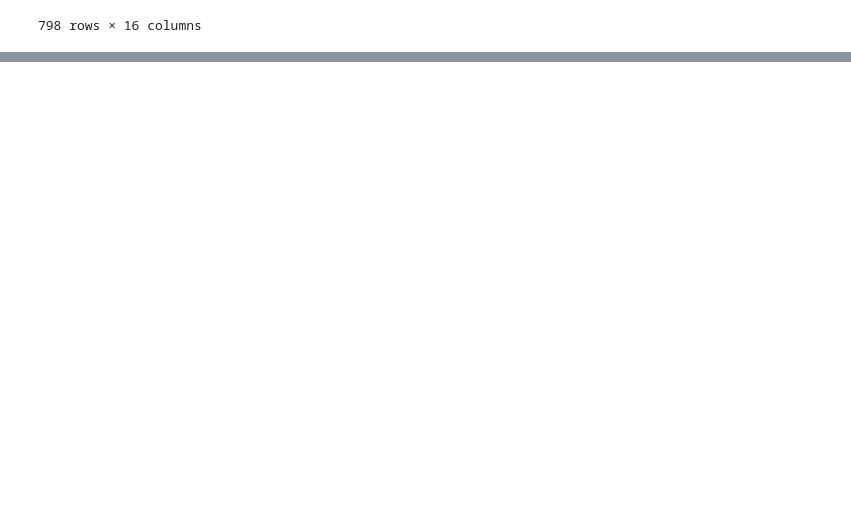
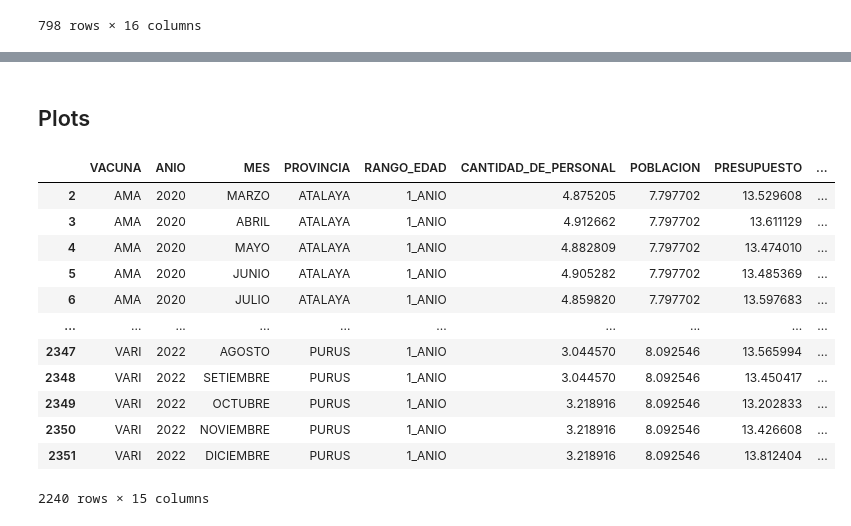
Before and after one commit to lulloaX/group3_unicef, a Jupyter notebook: Scripts/EDA/eda.ipynb, the cells around one changed output, grey strips where cells are left out. Cells and saved outputs as stored; diff of their text form; code cells hidden in the pictures; blank space fills up the shorter version.

```diff
--- a/Scripts/EDA/eda.ipynb
+++ b/Scripts/EDA/eda.ipynb
@@ -708,0 +816,20 @@ df_3_enaho.renanm
+# %% [markdown]
+## Plots
+# %%
+df_plots = pd.read_csv("../../Dataset/Ucayali/df_datos_sorted_Shifted_log.csv")
+df_plots.dropna(subset=["CANTIDAD"], inplace = True)
+df_plots
+# %% [output]
+|  | VACUNA | ANIO | MES | PROVINCIA | RANGO_EDAD | CANTIDAD_DE_PERSONAL | POBLACION | PRESUPUESTO | ... |
+| 2 | AMA | 2020 | MARZO | ATALAYA | 1_ANIO | 4.875205 | 7.797702 | 13.529608 | ... |
+| 3 | AMA | 2020 | ABRIL | ATALAYA | 1_ANIO | 4.912662 | 7.797702 | 13.611129 | ... |
+| 4 | AMA | 2020 | MAYO | ATALAYA | 1_ANIO | 4.882809 | 7.797702 | 13.474010 | ... |
+| 5 | AMA | 2020 | JUNIO | ATALAYA | 1_ANIO | 4.905282 | 7.797702 | 13.485369 | ... |
+| 6 | AMA | 2020 | JULIO | ATALAYA | 1_ANIO | 4.859820 | 7.797702 | 13.597683 | ... |
+| ... | ... | ... | ... | ... | ... | ... | ... | ... | ... |
+| 2347 | VARI | 2022 | AGOSTO | PURUS | 1_ANIO | 3.044570 | 8.092546 | 13.565994 | ... |
+| 2348 | VARI | 2022 | SETIEMBRE | PURUS | 1_ANIO | 3.044570 | 8.092546 | 13.450417 | ... |
+| 2349 | VARI | 2022 | OCTUBRE | PURUS | 1_ANIO | 3.218916 | 8.092546 | 13.202833 | ... |
+| 2350 | VARI | 2022 | NOVIEMBRE | PURUS | 1_ANIO | 3.218916 | 8.092546 | 13.426608 | ... |
+| 2351 | VARI | 2022 | DICIEMBRE | PURUS | 1_ANIO | 3.218916 | 8.092546 | 13.812404 | ... |
+2240 rows × 15 columns
```
Also changed, not shown: parts of 10 cells of this notebook, 2 other files.
